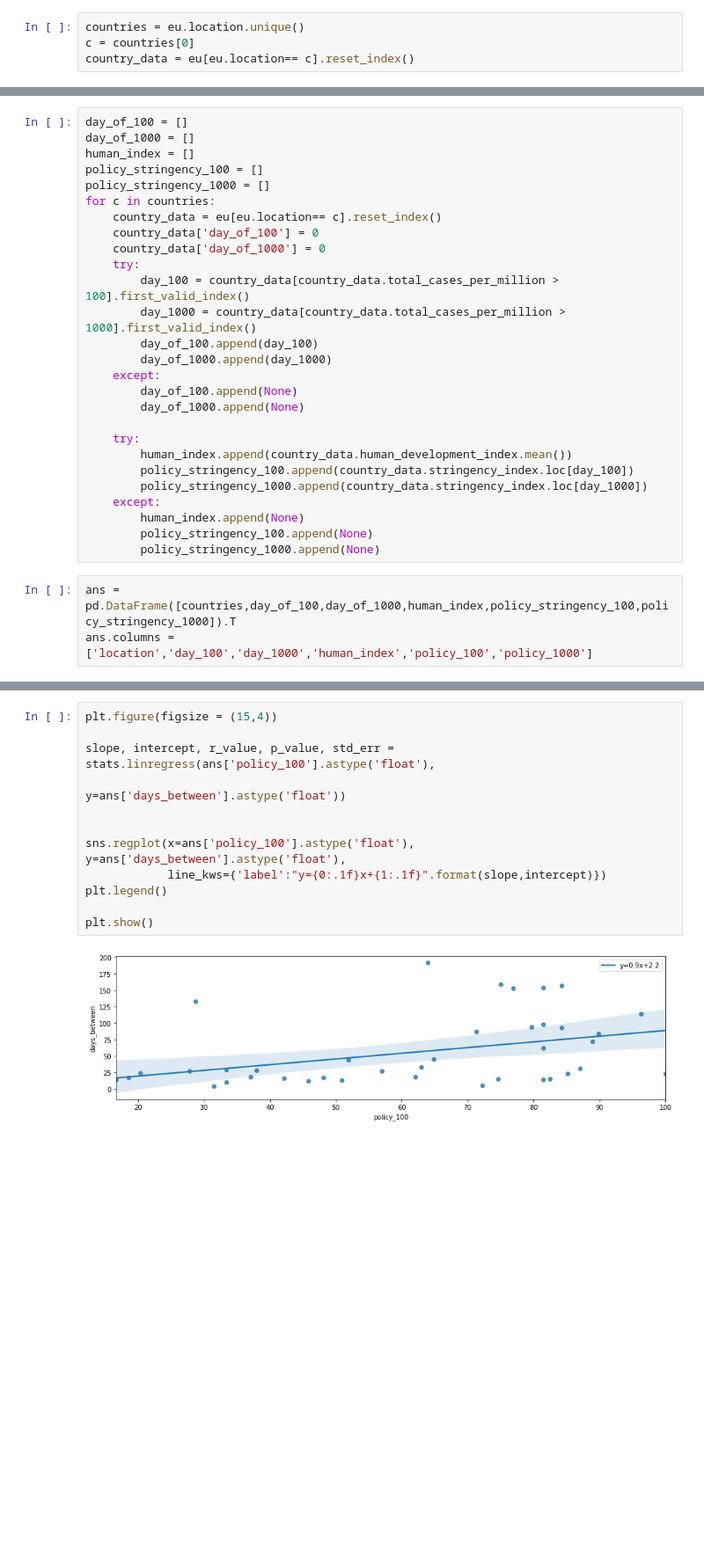
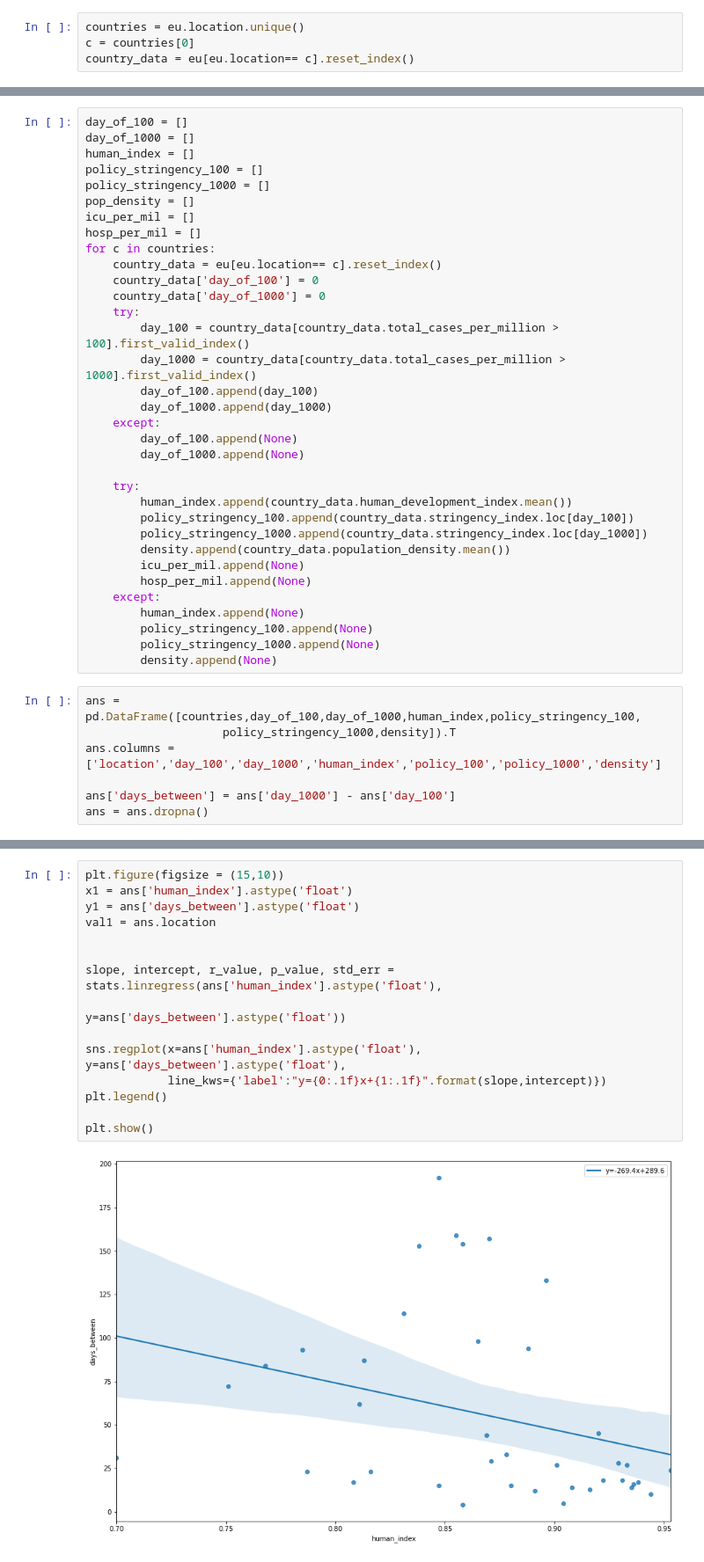
Before and after one commit to Garorod/datathon, a Jupyter notebook: First Dataset.ipynb, the cells around one changed output, grey strips where cells are left out. Shown at 88% size. Drawn from its saved outputs; the diff is of its cells as text; blank space fills up the shorter version.

```diff
--- a/First Dataset.ipynb
+++ b/First Dataset.ipynb
@@ -220,6 +244,9 @@ day_of_1000 = []
 human_index = []
 policy_stringency_100 = []
 policy_stringency_1000 = []
+pop_density = []
+icu_per_mil = []
+hosp_per_mil = []
 for c in countries:
     country_data = eu[eu.location== c].reset_index()
     country_data['day_of_100'] = 0
@@ -237,10 +264,18 @@ for c in countries:
         human_index.append(country_data.human_development_index.mean())
         policy_stringency_100.append(country_data.stringency_index.loc[day_100])
         policy_stringency_1000.append(country_data.stringency_index.loc[day_1000])
+        density.append(country_data.population_density.mean())
+        icu_per_mil.append(None)
+        hosp_per_mil.append(None)
     except:
         human_index.append(None)
         policy_stringency_100.append(None)
         policy_stringency_1000.append(None)
+        density.append(None)
 # %%
-ans = pd.DataFrame([countries,day_of_100,day_of_1000,human_index,policy_stringency_100,policy_stringency_1000]).T
-ans.columns = ['location','day_100','day_1000','human_index','policy_100','policy_1000']
+ans = pd.DataFrame([countries,day_of_100,day_of_1000,human_index,policy_stringency_100,
+                    policy_stringency_1000,density]).T
+ans.columns = ['location','day_100','day_1000','human_index','policy_100','policy_1000','density']
+
+ans['days_between'] = ans['day_1000'] - ans['day_100']
+ans = ans.dropna()
@@ -250,14 +332,17 @@ ans = ans.dropna()
 # %%
-plt.figure(figsize = (15,4))
+plt.figure(figsize = (15,10))
+x1 = ans['human_index'].astype('float')
+y1 = ans['days_between'].astype('float')
+val1 = ans.location
 
-slope, intercept, r_value, p_value, std_err = stats.linregress(ans['policy_100'].astype('float'),
+
+slope, intercept, r_value, p_value, std_err = stats.linregress(ans['human_index'].astype('float'),
                                                                y=ans['days_between'].astype('float'))
 
-
-sns.regplot(x=ans['policy_100'].astype('float'), y=ans['days_between'].astype('float'),
+sns.regplot(x=ans['human_index'].astype('float'), y=ans['days_between'].astype('float'),
             line_kws={'label':"y={0:.1f}x+{1:.1f}".format(slope,intercept)})
 plt.legend()
 
 plt.show()
 # %% [output]
-[figure, old version]
+[figure, new version]
```
Also changed, not shown: parts of 10 cells of this notebook.
